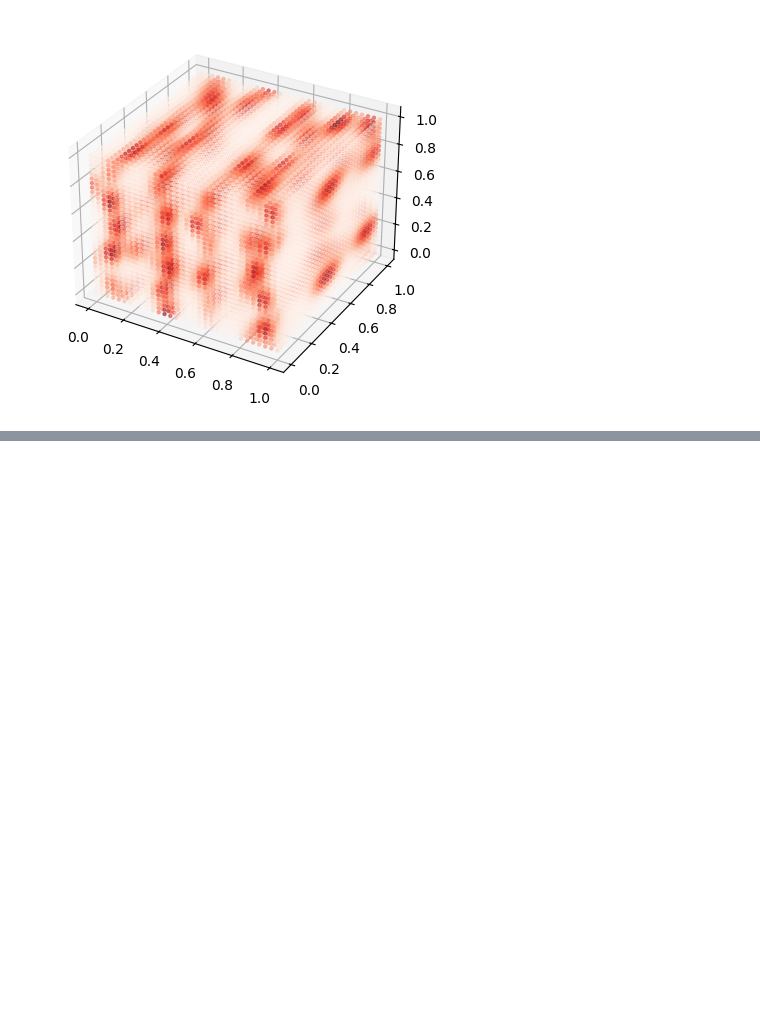
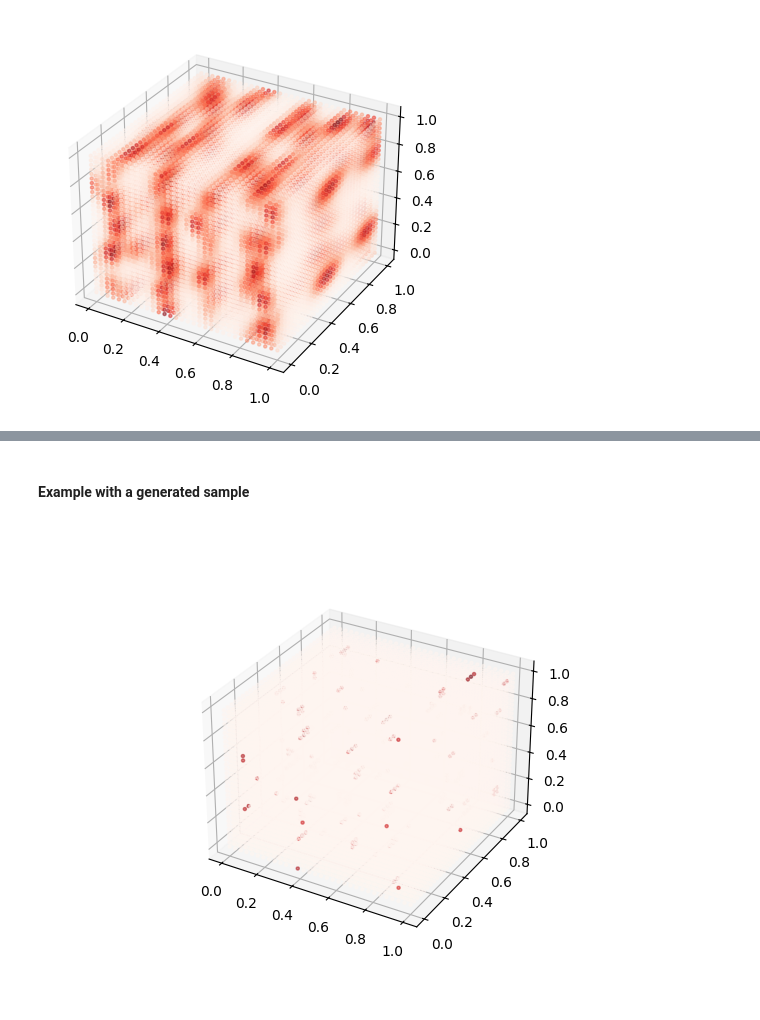
Before and after one commit to DeepMolGen/ZeoDiff, a Jupyter notebook: notebooks/generated_molecules.ipynb, the cells around one changed output, grey strips where cells are left out. Saved outputs shown, nothing was run; the diff lists cells and outputs as text; code cells hidden in the pictures; blank space fills up the shorter version.

```diff
--- a/notebooks/generated_molecules.ipynb
+++ b/notebooks/generated_molecules.ipynb
@@ -142,0 +260,11 @@ plot_sample(3)
+# %% [markdown]
+#### Example with a generated sample
+# %%
+from dataset import visualize_3d
+
+sample_1 = np.load('../generated_samples/sample_hoa_50/sample_1.npy')
+cell_1 = np.load('../generated_samples/sample_hoa_50/cell_1.npy')
+sample_1[sample_1 > -0.7] = 0 # greater than -0.7, cause -data
+visualize_3d(sample_1, 2)
+# %% [output]
+[figure, added]
```
Also changed, not shown: parts of 35 cells of this notebook, 21 other files.
